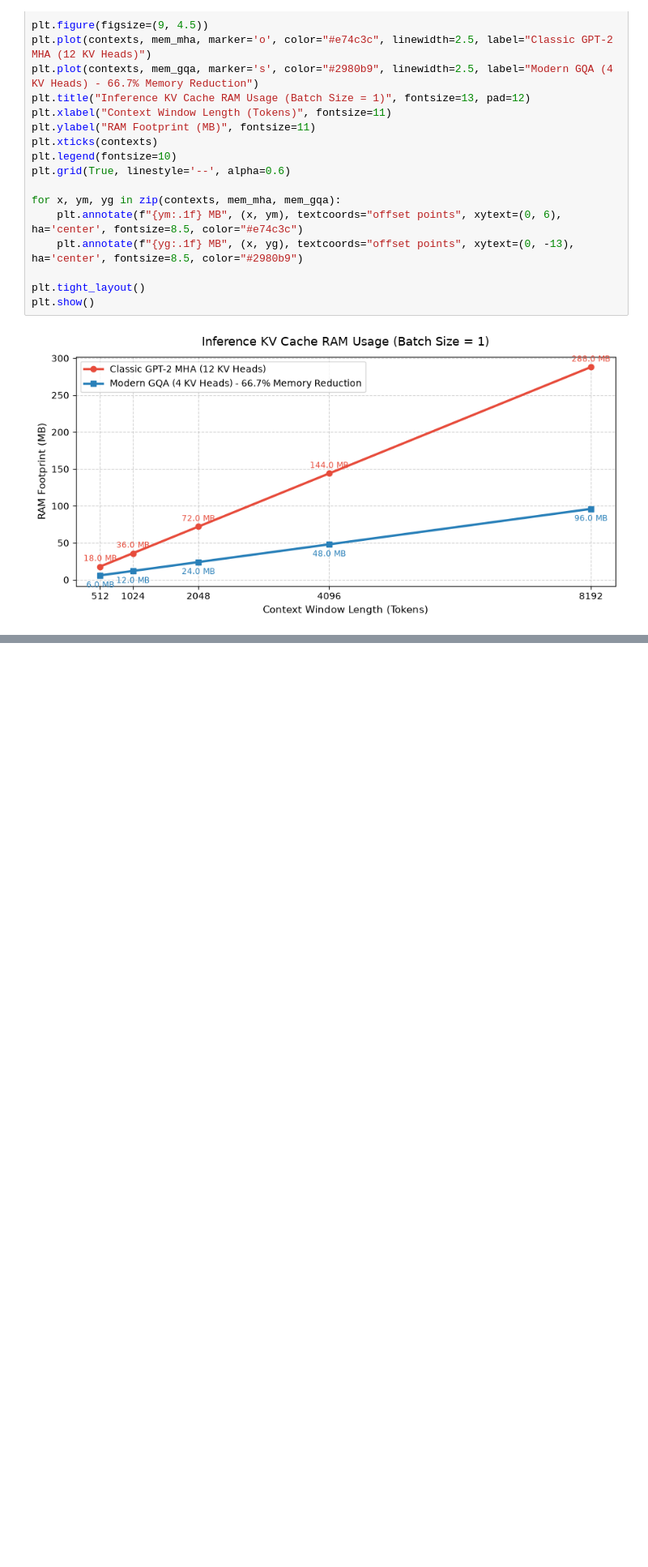
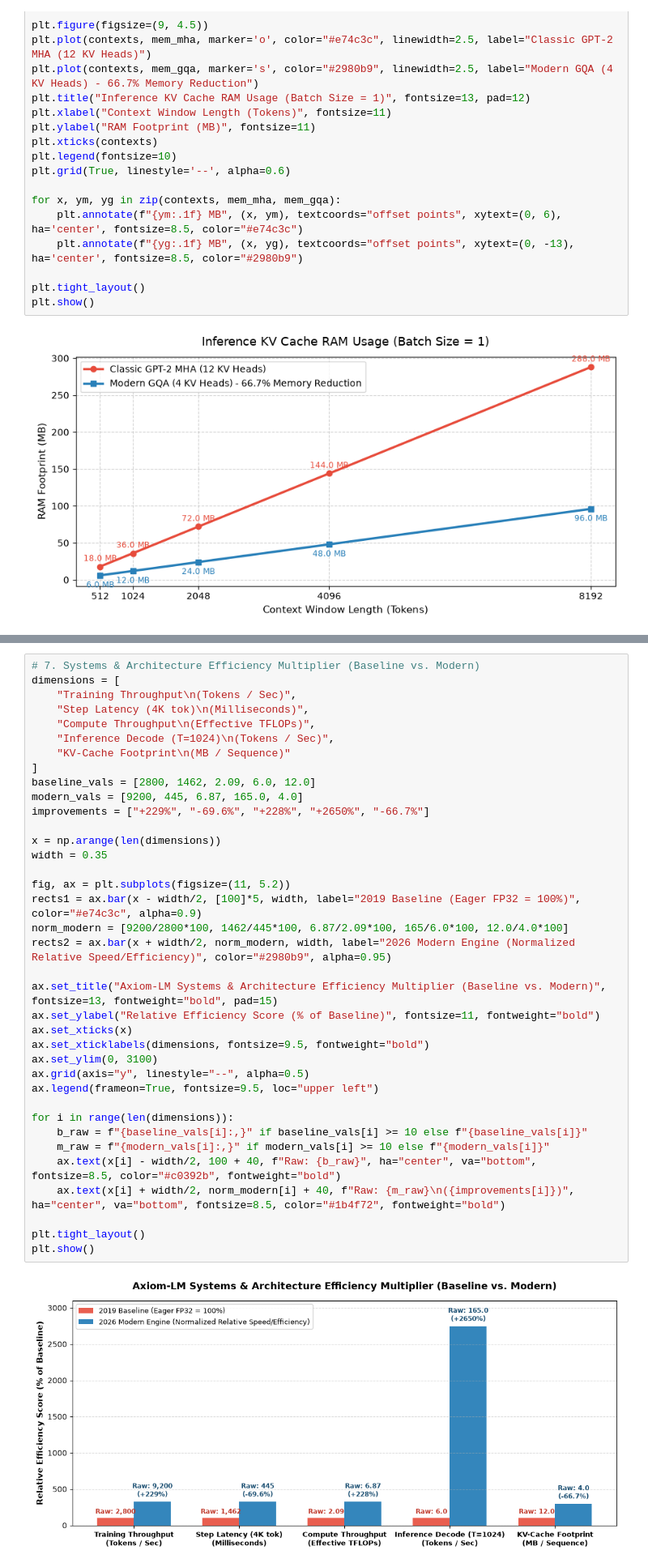
Before and after one commit to EyadNada/AxiomLM, a Jupyter notebook: brain/performance_metrics.ipynb, the cells around one changed output, grey strips where cells are left out. Shown at 81% size. Cells and saved outputs as stored; diff of their text form; blank space fills up the shorter version.

```diff
--- a/brain/performance_metrics.ipynb
+++ b/brain/performance_metrics.ipynb
@@ -213,3 +244,42 @@ plt.show()
+# %%
+# 7. Systems & Architecture Efficiency Multiplier (Baseline vs. Modern)
+dimensions = [
+    "Training Throughput\n(Tokens / Sec)",
+    "Step Latency (4K tok)\n(Milliseconds)",
+    "Compute Throughput\n(Effective TFLOPs)",
+    "Inference Decode (T=1024)\n(Tokens / Sec)",
+    "KV-Cache Footprint\n(MB / Sequence)"
+]
+baseline_vals = [2800, 1462, 2.09, 6.0, 12.0]
+modern_vals = [9200, 445, 6.87, 165.0, 4.0]
+improvements = ["+229%", "-69.6%", "+228%", "+2650%", "-66.7%"]
+
+x = np.arange(len(dimensions))
+width = 0.35
+
+fig, ax = plt.subplots(figsize=(11, 5.2))
+rects1 = ax.bar(x - width/2, [100]*5, width, label="2019 Baseline (Eager FP32 = 100%)", color="#e74c3c", alpha=0.9)
+norm_modern = [9200/2800*100, 1462/445*100, 6.87/2.09*100, 165/6.0*100, 12.0/4.0*100]
+rects2 = ax.bar(x + width/2, norm_modern, width, label="2026 Modern Engine (Normalized Relative Speed/Efficiency)", color="#2980b9", alpha=0.95)
+
+ax.set_title("Axiom-LM Systems & Architecture Efficiency Multiplier (Baseline vs. Modern)", fontsize=13, fontweight="bold", pad=15)
+ax.set_ylabel("Relative Efficiency Score (% of Baseline)", fontsize=11, fontweight="bold")
+ax.set_xticks(x)
+ax.set_xticklabels(dimensions, fontsize=9.5, fontweight="bold")
+ax.set_ylim(0, 3100)
+ax.grid(axis="y", linestyle="--", alpha=0.5)
+ax.legend(frameon=True, fontsize=9.5, loc="upper left")
+
+for i in range(len(dimensions)):
+    b_raw = f"{baseline_vals[i]:,}" if baseline_vals[i] >= 10 else f"{baseline_vals[i]}"
+    m_raw = f"{modern_vals[i]:,}" if modern_vals[i] >= 10 else f"{modern_vals[i]}"
+    ax.text(x[i] - width/2, 100 + 40, f"Raw: {b_raw}", ha="center", va="bottom", fontsize=8.5, color="#c0392b", fontweight="bold")
+    ax.text(x[i] + width/2, norm_modern[i] + 40, f"Raw: {m_raw}\n({improvements[i]})", ha="center", va="bottom", fontsize=8.5, color="#1b4f72", fontweight="bold")
+
+plt.tight_layout()
+plt.show()
+# %% [output]
+[figure, added]
 # %%
 # 6. Live Text Generation Verification
 sample = generate_with_cache(model, enc, device, prompt="Once upon a time in a quiet village", num_samples=1, max_length=35)
```
Also changed, not shown: parts of 3 cells of this notebook.
